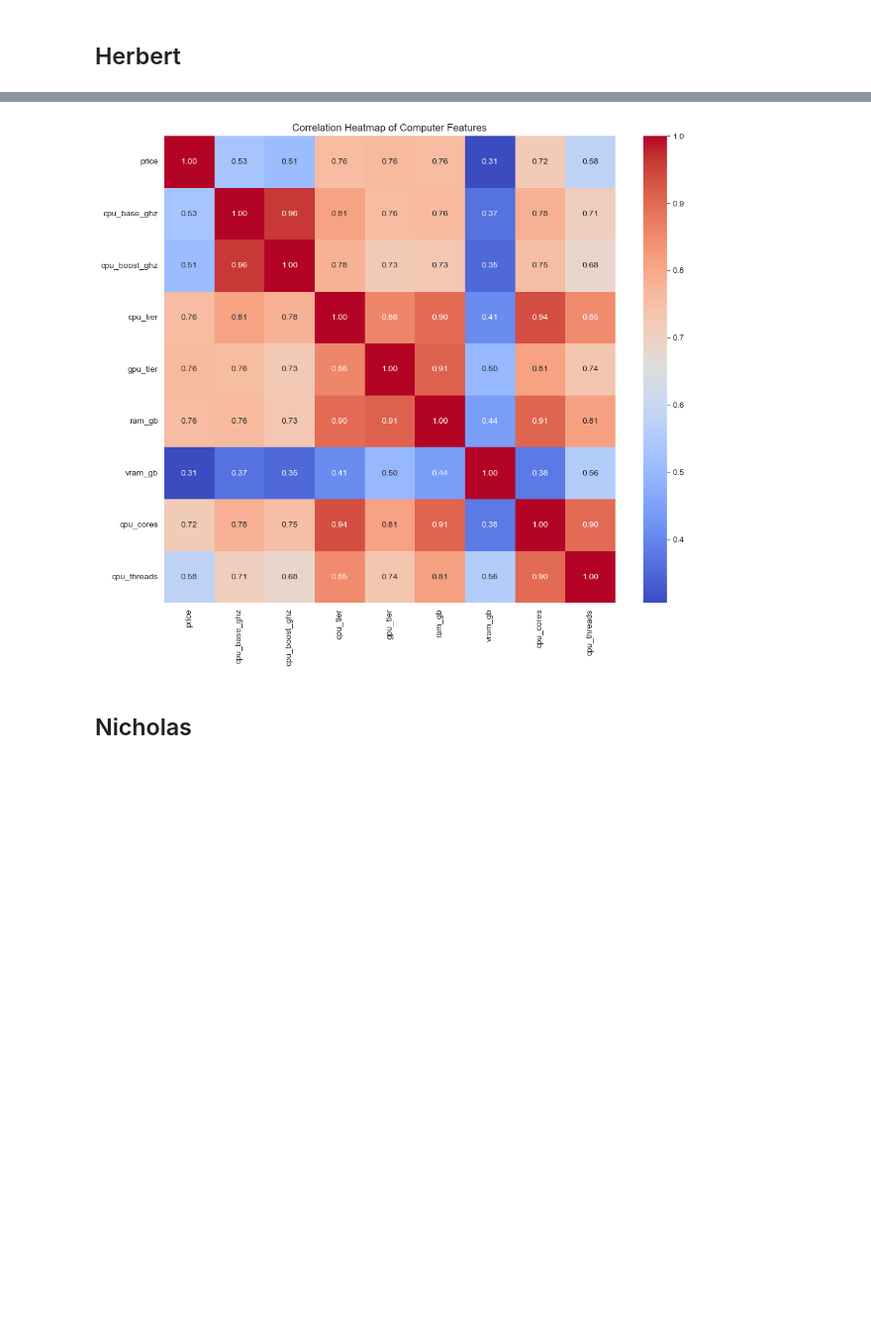
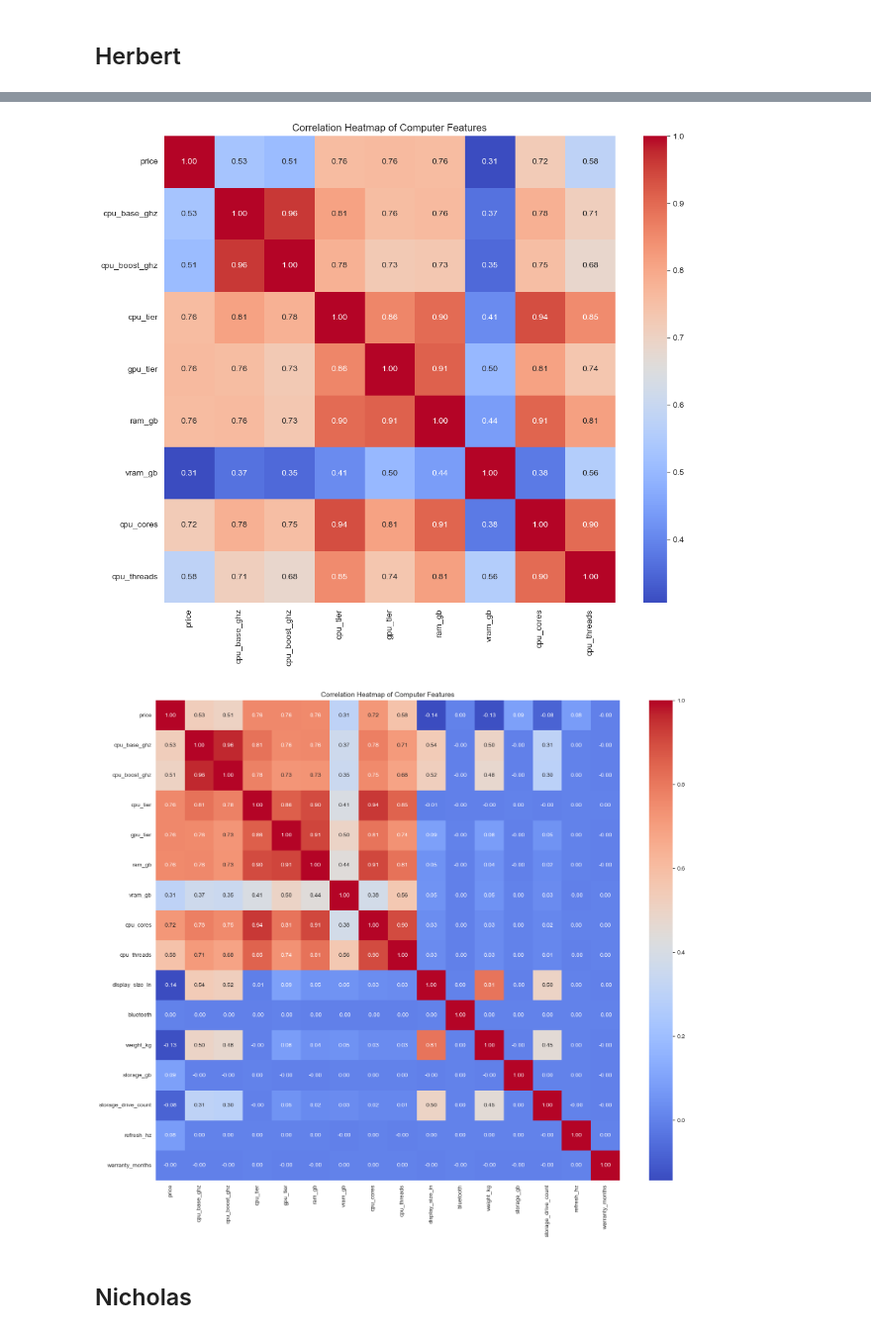
Before and after one commit to Atomarverseucht/AIN, a Jupyter notebook: 3/stochastik/keyFacts/computer_keyfacts.ipynb, the cells around one changed output, grey strips where cells are left out. Shown at 99% size. Saved outputs shown, nothing was run; the diff lists cells and outputs as text; code cells hidden in the pictures; blank space fills up the shorter version.

```diff
--- a/3/stochastik/keyFacts/computer_keyfacts.ipynb
+++ b/3/stochastik/keyFacts/computer_keyfacts.ipynb
@@ -95,6 +150,7 @@ plt.show()
 # %% [markdown]
 ## Herbert
 # %%
+
 numerical_cols = [
     "price", "cpu_base_ghz", "cpu_boost_ghz", "cpu_tier", "gpu_tier",
     "ram_gb", "vram_gb", "cpu_cores", "cpu_threads"
@@ -114,34 +170,54 @@ corr_matrix_pd = computers_numerical_pd.corr()
 print(corr_matrix_pd)
 
 
+# kleine heatmap
 plt.figure(figsize=(12, 10))
 sns.heatmap(
     corr_matrix_pd,
     annot=True,     # Show the numbers in each cell
     cmap='coolwarm',  # Use a diverging colormap
     fmt=".2f"       # Format numbers to 2 decimal places
 )
 plt.title("Correlation Heatmap of Computer Features")
 plt.show()
+
+# grosse heatmap
+
+
+more_cols = [
+    "price", "cpu_base_ghz", "cpu_boost_ghz", "cpu_tier", "gpu_tier","ram_gb", "vram_gb", "cpu_cores", "cpu_threads", "display_size_in", "bluetooth", "weight_kg", "storage_gb", "storage_drive_count", "refresh_hz", "warranty_months"
+]
+computers_numerical_pd = computers_pd[more_cols]
+corr_matrix_pd = computers_numerical_pd.corr()
+plt.figure(figsize=(18, 15))
+sns.heatmap(
+    corr_matrix_pd,
+    annot=True,     # Show the numbers in each cell
+    cmap='coolwarm',  # Use a diverging colormap
+    fmt=".2f"       # Format numbers to 2 decimal places
+)
+plt.title("Correlation Heatmap of Computer Features")
+plt.show()
 # %% [output]
 [figure]
                   price  cpu_base_ghz  cpu_boost_ghz  cpu_tier  gpu_tier  \
 price          1.000000      0.529910       0.508507  0.759196  0.762875
 cpu_base_ghz   0.529910      1.000000       0.960884  0.812598  0.756057
 cpu_boost_ghz  0.508507      0.960884       1.000000  0.780649  0.725862
 cpu_tier       0.759196      0.812598       0.780649  1.000000  0.857225
 gpu_tier       0.762875      0.756057       0.725862  0.857225  1.000000
 ram_gb         0.758654      0.761927       0.731896  0.899349  0.912918
 vram_gb        0.305017      0.365730       0.351984  0.409049  0.498624
 cpu_cores      0.720464      0.784946       0.754672  0.937376  0.812393
 cpu_threads    0.577503      0.711287       0.684021  0.848197  0.735096
 
                  ram_gb   vram_gb  cpu_cores  cpu_threads
 ... (5 lines left out)
 ram_gb         1.000000  0.441475   0.906770     0.813155
 vram_gb        0.441475  1.000000   0.380896     0.556134
 cpu_cores      0.906770  0.380896   1.000000     0.898171
 cpu_threads    0.813155  0.556134   0.898171     1.000000
 [figure]
+[figure, added]
 # %% [markdown]
 ## Nicholas
```
Also changed, not shown: parts of 7 cells of this notebook.
